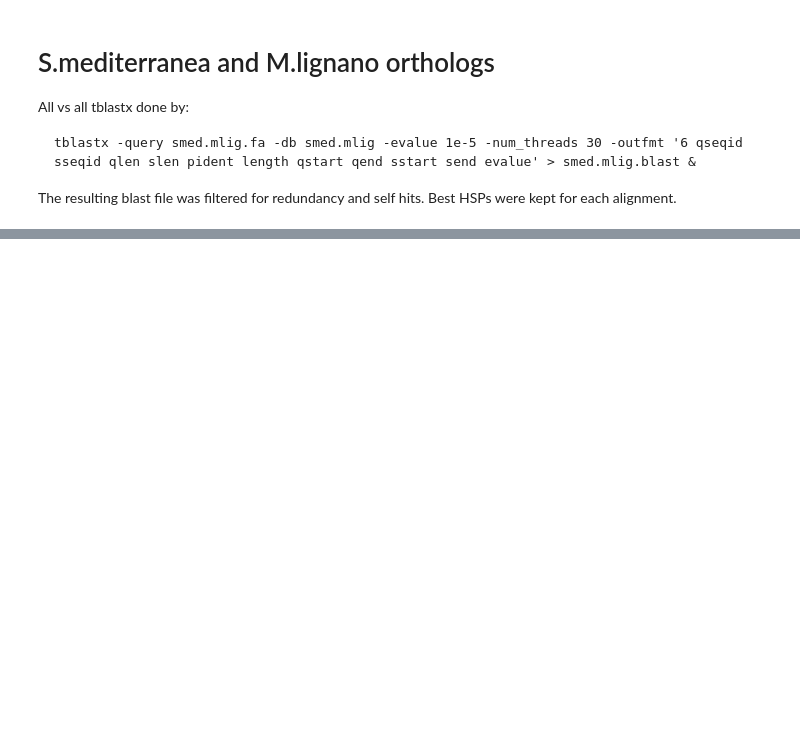
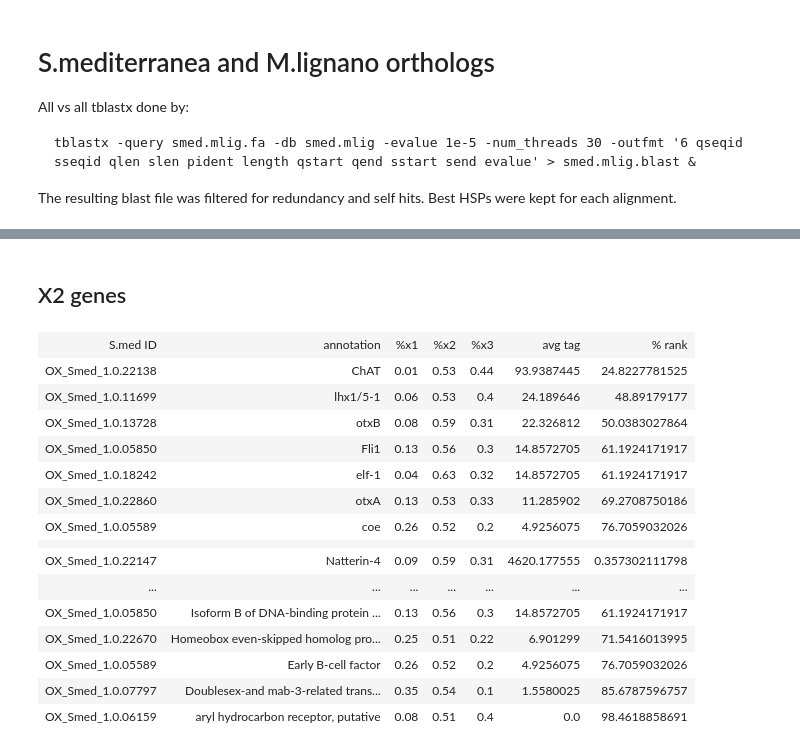
Before and after one commit to damiankao/mlig-regeneration-transcriptome, a Jupyter notebook: 000_smed-mlig-ortho.ipynb, the cells around one changed output, grey strips where cells are left out. Drawn from its saved outputs; the diff is of its cells as text; code cells hidden in the pictures; blank space fills up the shorter version.

```diff
--- a/000_smed-mlig-ortho.ipynb
+++ b/000_smed-mlig-ortho.ipynb
@@ -182,0 +231,53 @@ displayTable
+# %% [markdown]
+## X2 genes
+# %%
+x2Table = ListTable()
+for tid, name in known.items():
+    if tid in set(x2Maj['tid']):
+        if recip2hits.has_key(tid):
+            row = [tid,name]
+            if tid in propTids:
+                row.append(prop[prop['tid'] == tid]['x1'].values[0])
+                row.append(prop[prop['tid'] == tid]['x2'].values[0])
+                row.append(prop[prop['tid'] == tid]['x3'].values[0])
+            row.extend(getCountStat(tid))
+            x2Table.append(row)
+
+x2Table.sort(key = lambda x : x[6])
+
+x2Unknown = []
+count = 0
+for tid in x2Maj['tid']:
+    if anno.has_key(tid) and recip2hits.has_key(tid) and tid in propTids:
+        row = [tid,anno[tid][0][0]]
+        row.append(prop[prop['tid'] == tid]['x1'].values[0])
+        row.append(prop[prop['tid'] == tid]['x2'].values[0])
+        row.append(prop[prop['tid'] == tid]['x3'].values[0])
+        row.extend(getCountStat(tid))
+        x2Unknown.append(row)
+        count += 1
+    if count + len(x2Table) == 50:
+        break
+
+x2Unknown.sort(key = lambda x : x[6])
+x2Table.append(['','','','','','',''])
+x2Table.extend(x2Unknown)
+x2Table.insert(0,['S.med ID','annotation','%x1','%x2','%x3','avg tag','% rank'])
+x2Table
+# %% [output]
+| S.med ID | annotation | %x1 | %x2 | %x3 | avg tag | % rank |
+| OX_Smed_1.0.22138 | ChAT | 0.01 | 0.53 | 0.44 | 93.9387445 | 24.8227781525 |
+| OX_Smed_1.0.11699 | lhx1/5-1 | 0.06 | 0.53 | 0.4 | 24.189646 | 48.89179177 |
+| OX_Smed_1.0.13728 | otxB | 0.08 | 0.59 | 0.31 | 22.326812 | 50.0383027864 |
+| OX_Smed_1.0.05850 | Fli1 | 0.13 | 0.56 | 0.3 | 14.8572705 | 61.1924171917 |
+| OX_Smed_1.0.18242 | elf-1 | 0.04 | 0.63 | 0.32 | 14.8572705 | 61.1924171917 |
+| OX_Smed_1.0.22860 | otxA | 0.13 | 0.53 | 0.33 | 11.285902 | 69.2708750186 |
+| OX_Smed_1.0.05589 | coe | 0.26 | 0.52 | 0.2 | 4.9256075 | 76.7059032026 |
+|  |  |  |  |  |  |  |
+| OX_Smed_1.0.22147 | Natterin-4 | 0.09 | 0.59 | 0.31 | 4620.177555 | 0.357302111798 |
+| ... | ... | ... | ... | ... | ... | ... |
+| OX_Smed_1.0.05850 | Isoform B of DNA-binding protein ... | 0.13 | 0.56 | 0.3 | 14.8572705 | 61.1924171917 |
+| OX_Smed_1.0.22670 | Homeobox even-skipped homolog pro... | 0.25 | 0.51 | 0.22 | 6.901299 | 71.5416013995 |
+| OX_Smed_1.0.05589 | Early B-cell factor | 0.26 | 0.52 | 0.2 | 4.9256075 | 76.7059032026 |
+| OX_Smed_1.0.07797 | Doublesex-and mab-3-related trans... | 0.35 | 0.54 | 0.1 | 1.5580025 | 85.6787596757 |
+| OX_Smed_1.0.06159 | aryl hydrocarbon receptor, putative | 0.08 | 0.51 | 0.4 | 0.0 | 98.4618858691 |
```
Also changed, not shown: parts of 10 cells of this notebook.
